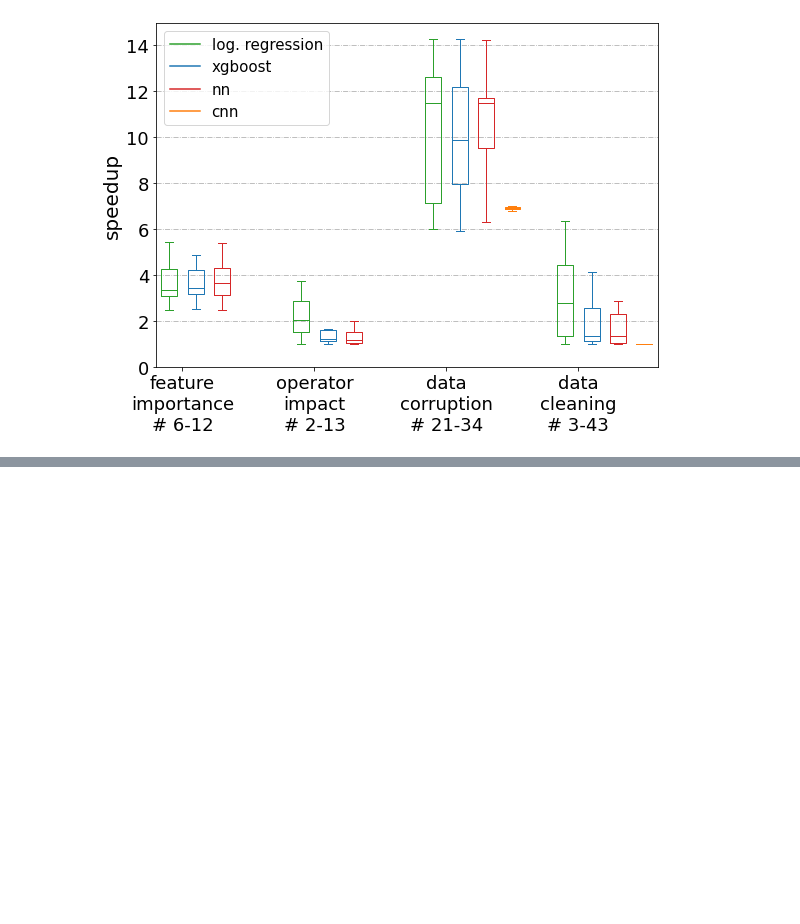
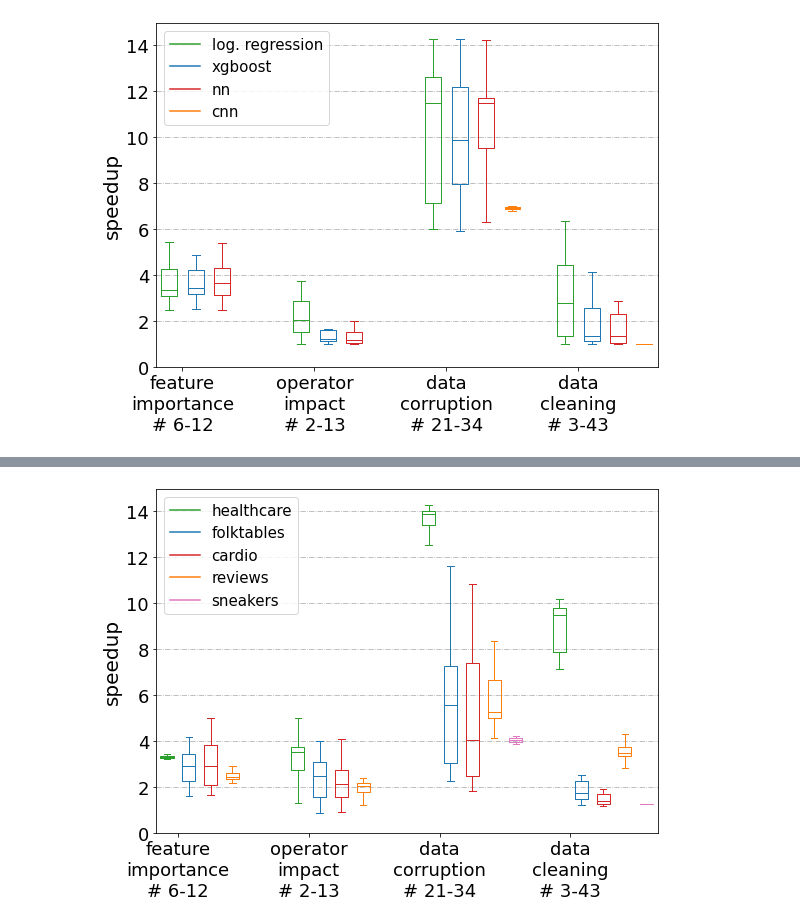
Before and after one commit to stefan-grafberger/mlwhatif, a Jupyter notebook: experiments/end_to_end/plot-benchmark-results--end-to-end.ipynb, the cells around one changed output, grey strips where cells are left out. Cells and saved outputs as stored; diff of their text form; code cells hidden in the pictures; blank space fills up the shorter version.

Commit message:
runtime plot

```diff
--- a/experiments/end_to_end/plot-benchmark-results--end-to-end.ipynb
+++ b/experiments/end_to_end/plot-benchmark-results--end-to-end.ipynb
@@ -238,14 +239,16 @@ speedup_scatter_plot(pretty_featurization_desc, 'speedups_per_dataset_excluding_
 [ 0.  5. 10. 15. 20. 25.]
 [figure]
 # %%
-def speedup_box_plot(data, title, with_outliers, group_col_1, group_col_2, plot_column):
+def speedup_box_plot(data, title, with_outliers, group_col_1, group_col_2, plot_column, absolute_times):
     fig, ax = plt.subplots()
 
     classes_col1 = list(data[group_col_1].unique())
     classes_col2 = list(data[group_col_2].unique())
 
-    colors = ['tab:green', 'tab:blue', 'tab:red', 'tab:orange', 'tab:pink', 'tab:purple']
-
+    if absolute_times is False:
+        colors = ['tab:green', 'tab:blue', 'tab:red', 'tab:orange', 'tab:pink', 'tab:purple']
+    else:
+        colors = ['tab:green', 'tab:green', 'tab:blue', 'tab:blue', 'tab:red', 'tab:red', 'tab:orange', 'tab:orange']
     def set_box_color(bp, color):
         plt.setp(bp['boxes'], color=color)
         plt.setp(bp['whiskers'], color=color)
@@ -260,16 +263,27 @@ def speedup_box_plot(data, title, with_outliers, group_col_1, group_col_2, plot_
         for group2_index, (group2_val, color) in enumerate(zip(classes_col2, colors)):
             filtered2_data = filtered1_data[filtered1_data[group_col_2] == group2_val]
             values_to_plot = filtered2_data[plot_column]
-            box = plt.boxplot([values_to_plot], positions=[position], widths=0.6, showfliers=with_outliers)
-            set_box_color(box, color)
+            if absolute_times is False:
+                box = plt.boxplot([values_to_plot], positions=[position], widths=0.6, showfliers=with_outliers)
+                set_box_color(box, color)
+            else:
+                patch_artist = group2_index % 2 == 1
+                box = plt.boxplot([values_to_plot], positions=[position], widths=0.6, showfliers=with_outliers, patch_artist=patch_artist)
+                set_box_color(box, color)
+                if patch_artist:
+                    plt.setp(box['medians'], color='black')
             position += 1
         position += 1
     # ax.legend(fontsize=15, ncol=1)
     # ax.grid(True)
     plt.gca().yaxis.grid(True, linestyle='-.')
-    plt.ylabel('speedup', fontsize=20)
-    if with_outliers is False:
+    if absolute_times is True:
+        plt.ylabel('runtime [s]', fontsize=26)
         plt.ylim(0, None)
+    else:
+        plt.ylabel('speedup', fontsize=20)
+        if with_outliers is False:
+            plt.ylim(0, None)
     # plt.xlabel('# rows', fontsize=26)
     # plt.xlim(0, 45)
     ax.set_xticks([1.5 + (len(classes_col2) + 1) * group1_index for group1_index, _ in enumerate(classes_col1)])
@@ -356,0 +493,17 @@ speedup_box_plot(pretty_scenario_names, 'speedup_per_scenario_per_model_without_
+# %%
+# Without outliers
+scenario_names = {
+    'feature_importance': 'feature\nimportance',
+    'operator_impact': 'operator\nimpact',
+    'data_cleaning': 'data\ncleaning',
+    'data_corruption': 'data\ncorruption',
+}
+for scenario_key, scenario_value in list(scenario_names.items()):
+    min_variants = min(median_results[median_results['scenario'] == scenario_key]['variant_count_including_orig'])
+    max_variants = max(median_results[median_results['scenario'] == scenario_key]['variant_count_including_orig'])
+    scenario_names[scenario_key] = scenario_value + f"\n# {min_variants}-{max_variants}"
+pretty_scenario_names = median_results.copy(deep=True)
+pretty_scenario_names['scenario'] = pretty_scenario_names['scenario'].map(scenario_names)
+speedup_box_plot(pretty_scenario_names, 'speedup_wo_training_per_scenario_per_dataset_without_outliers', False, 'scenario', 'dataset', 'median_speedup_excluding_model_training', False)
+# %% [output]
+[figure, added]
```
Also changed, not shown: parts of 7 cells of this notebook, 15 other files.
